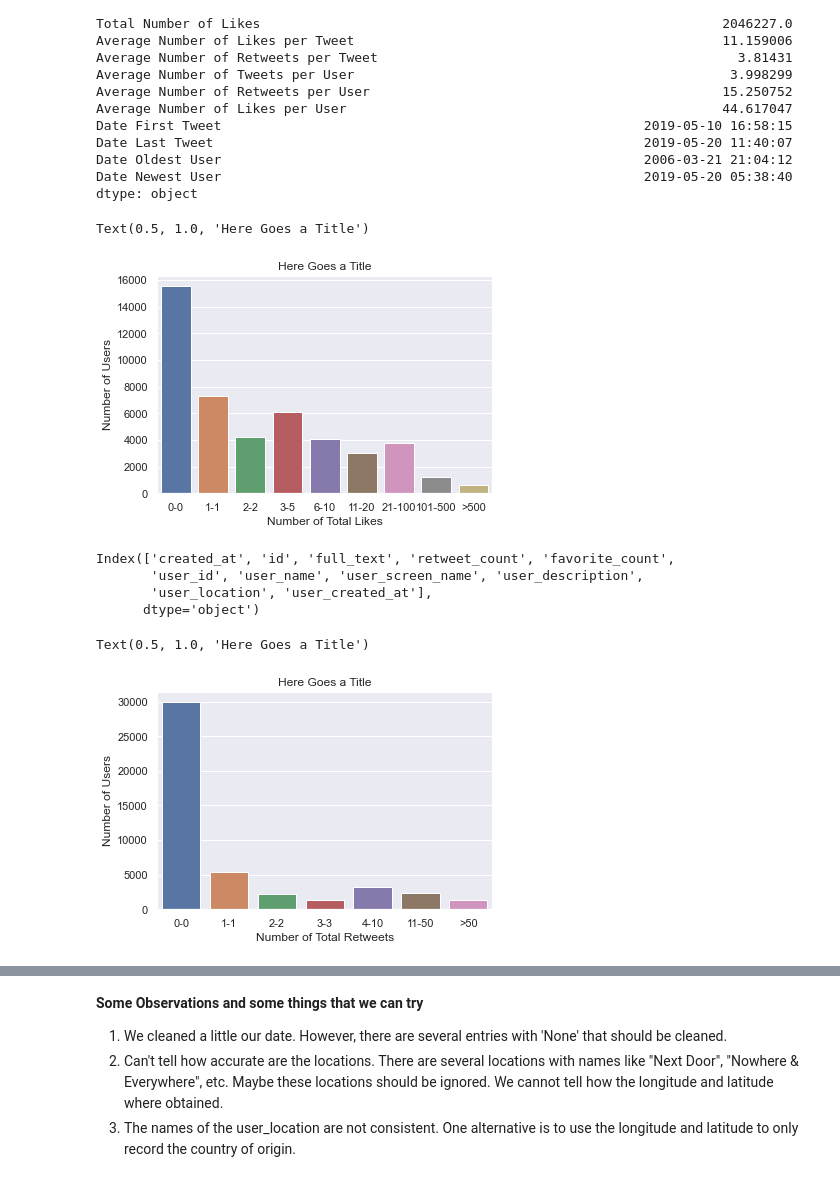
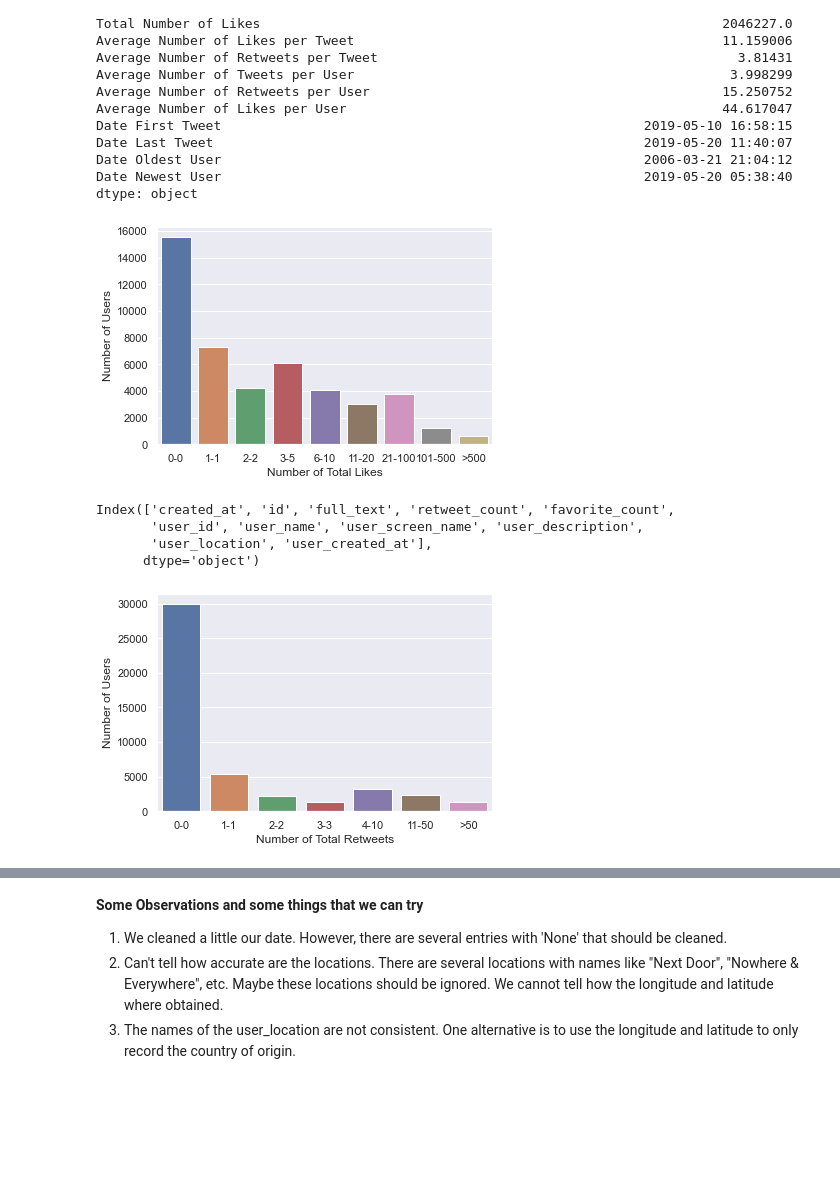
Before and after one commit to crisandrodr/AustralianElections, a Jupyter notebook: DataExploration.ipynb, the cells around one changed output, grey strips where cells are left out. Saved outputs shown, nothing was run; the diff lists cells and outputs as text; code cells hidden in the pictures; blank space fills up the shorter version.

```diff
--- a/DataExploration.ipynb
+++ b/DataExploration.ipynb
@@ -244,12 +244,10 @@ dtype: object
 # %%
 labels, values = barplot_prep(distribution_likes_user, 0,[0,1,2,5,10,20,100,500,1000])
 p1 = sns.barplot(x = labels, y = values)
 p1.set_xlabel("Number of Total Likes");
 p1.set_ylabel("Number of Users");
-p1.set_title("Here Goes a Title")
 # %% [output]
-Text(0.5, 1.0, 'Here Goes a Title')
-[figure, old version]
+[figure, new version]
 # %%
 df_tw.columns
 # %% [output]
@@ -263,10 +261,8 @@ labels, values = barplot_prep(distribution_retweets_user, 0,[0,1,2,3,10,50,100])
 p2 = sns.barplot(x = labels, y = values)
 p2.set_xlabel("Number of Total Retweets");
 p2.set_ylabel("Number of Users");
-p2.set_title("Here Goes a Title")
 # %% [output]
-Text(0.5, 1.0, 'Here Goes a Title')
-[figure, old version]
+[figure, new version]
 # %%
 labels, values = barplot_prep(distribution_tweets_user, 1,[1,2,3,4,5,10,50,100])
 p2 = sns.barplot(x = labels, y = values)
```
Also changed, not shown: parts of 7 cells of this notebook, 7 other files.
